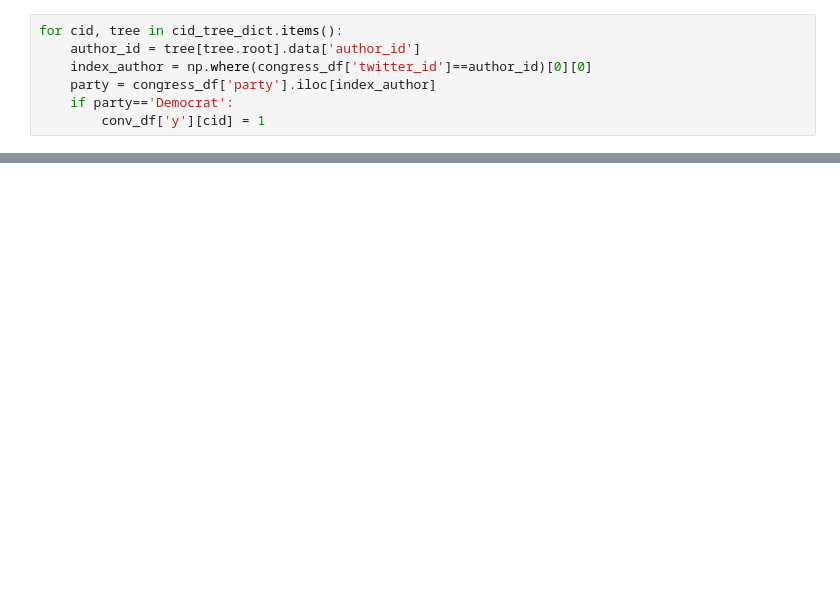
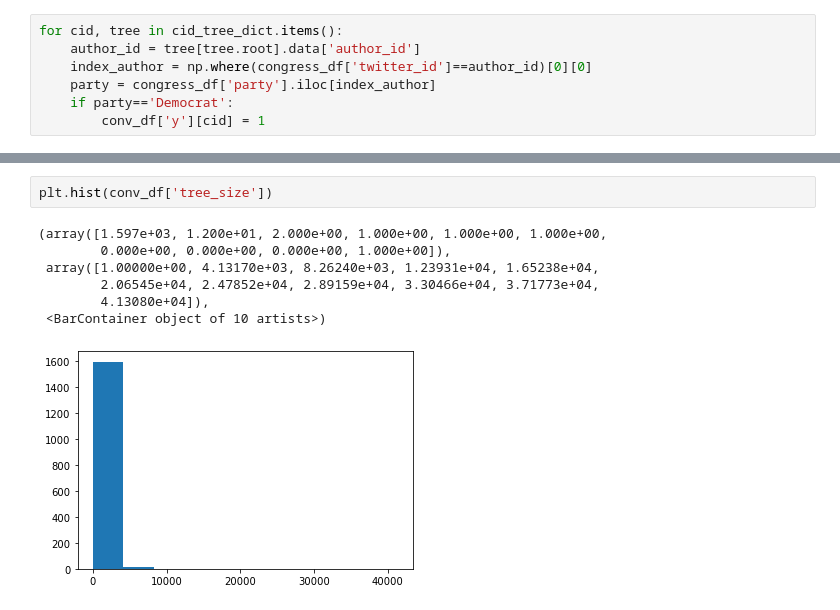
Before and after one commit to thomas-brink/MSE-231, a Jupyter notebook: assignment2/tree_graph_feature_class.ipynb, the cells around one changed output, grey strips where cells are left out. Saved outputs shown, nothing was run; the diff lists cells and outputs as text; blank space fills up the shorter version.

```diff
--- a/assignment2/tree_graph_feature_class.ipynb
+++ b/assignment2/tree_graph_feature_class.ipynb
@@ -267,0 +360,10 @@ np.sum(y_hat == y_test)/len(y_test)
+# %%
+plt.hist(conv_df['tree_size'])
+# %% [output]
+(array([1.597e+03, 1.200e+01, 2.000e+00, 1.000e+00, 1.000e+00, 1.000e+00,
+        0.000e+00, 0.000e+00, 0.000e+00, 1.000e+00]),
+ array([1.00000e+00, 4.13170e+03, 8.26240e+03, 1.23931e+04, 1.65238e+04,
+        2.06545e+04, 2.47852e+04, 2.89159e+04, 3.30466e+04, 3.71773e+04,
+        4.13080e+04]),
+ <BarContainer object of 10 artists>)
+[figure, added]
```
Also changed, not shown: parts of 40 cells of this notebook.
